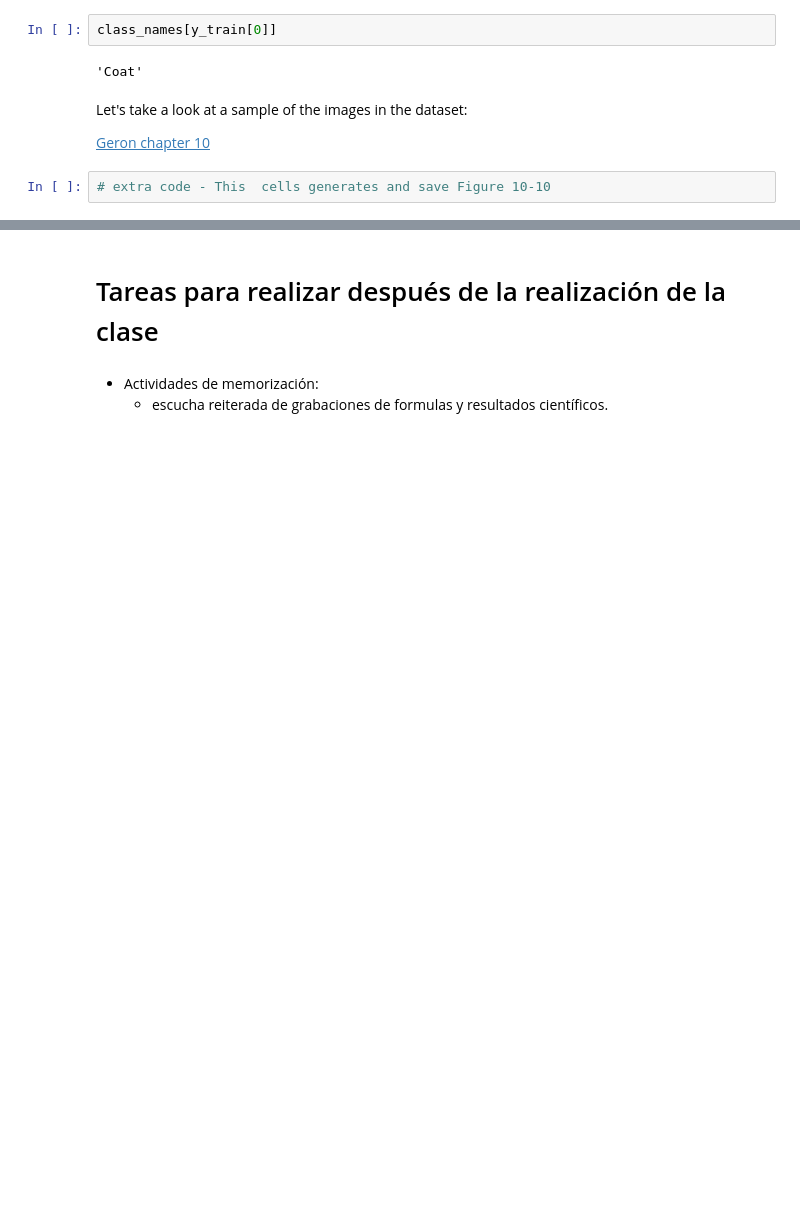
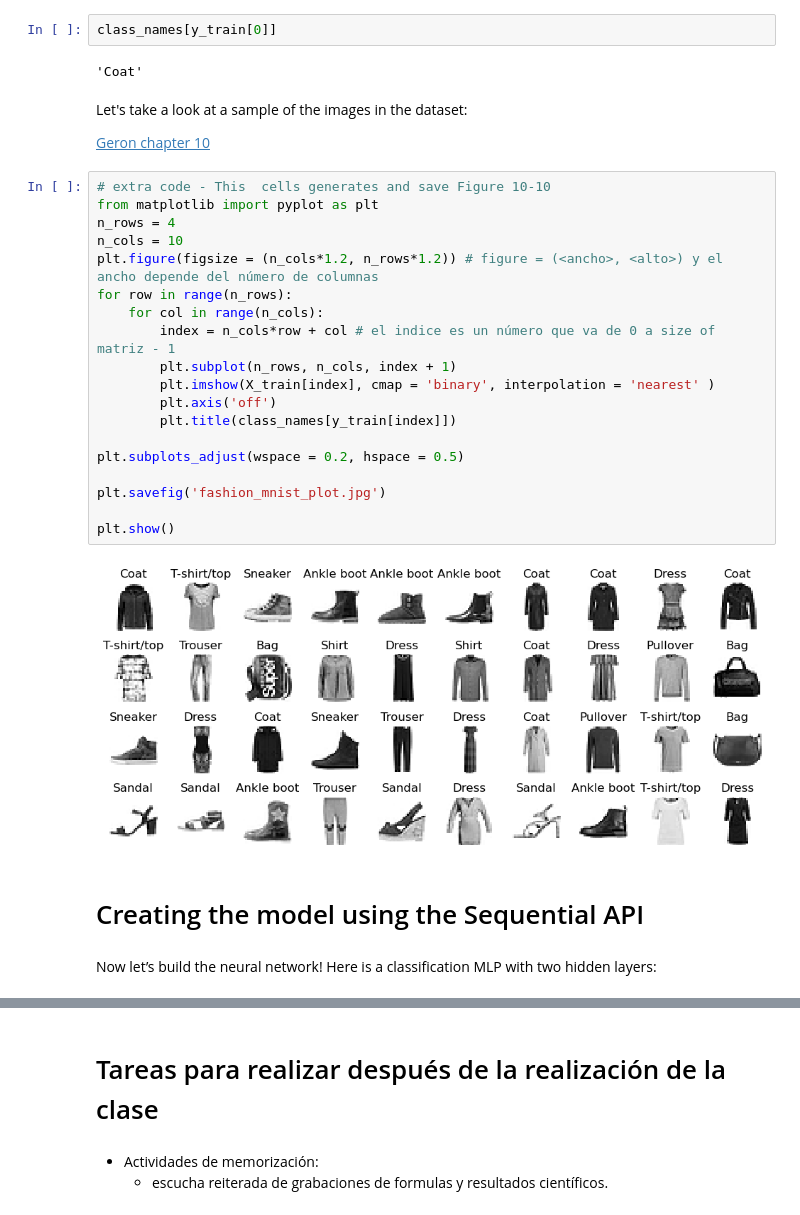
Before and after one commit to marco-canas/12_coloquio_machine_learnig, a Jupyter notebook: 8_coloquium_10_april/8_coloquium_10_april_west_neuronal_networks.ipynb, the cells around one changed output, grey strips where cells are left out. Saved outputs shown, nothing was run; the diff lists cells and outputs as text; blank space fills up the shorter version.

```diff
--- a/8_coloquium_10_april/8_coloquium_10_april_west_neuronal_networks.ipynb
+++ b/8_coloquium_10_april/8_coloquium_10_april_west_neuronal_networks.ipynb
@@ -273,5 +274,28 @@ class_names[y_train[0]]
 Let's take a look at a sample of the images in the dataset:
 
 [Geron chapter 10](https://github.com/ageron/handson-ml3/blob/main/10_neural_nets_with_keras.ipynb)
-# %%
-# extra code - This  cells generates and save Figure 10-10
+# %%
+# extra code - This  cells generates and save Figure 10-10
+from matplotlib import pyplot as plt
+n_rows = 4
+n_cols = 10
+plt.figure(figsize = (n_cols*1.2, n_rows*1.2)) # figure = (<ancho>, <alto>) y el ancho depende del número de columnas
+for row in range(n_rows):
+    for col in range(n_cols):
+        index = n_cols*row + col # el indice es un número que va de 0 a size of matriz - 1
+        plt.subplot(n_rows, n_cols, index + 1)
+        plt.imshow(X_train[index], cmap = 'binary', interpolation = 'nearest' )
+        plt.axis('off')
+        plt.title(class_names[y_train[index]])
+
+plt.subplots_adjust(wspace = 0.2, hspace = 0.5)
+
+plt.savefig('fashion_mnist_plot.jpg')
+
+plt.show()
+# %% [output]
+[figure, added]
+# %% [markdown]
+# Creating the model using the Sequential API
+# %% [markdown]
+Now let’s build the neural network! Here is a classification MLP with two hidden layers:
```
Also changed, not shown: parts of 22 cells of this notebook, 1 other file.
